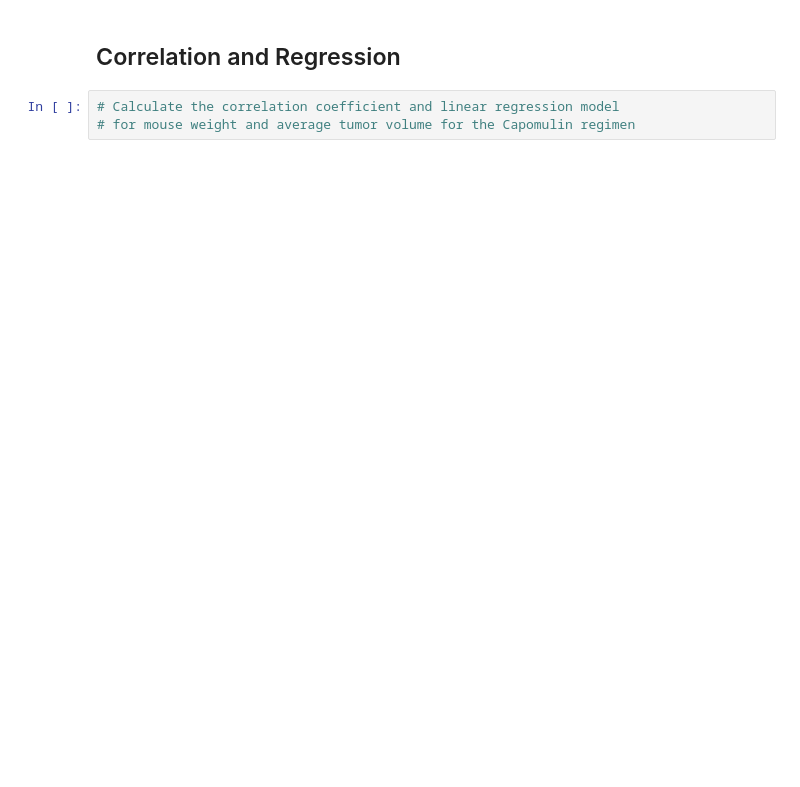
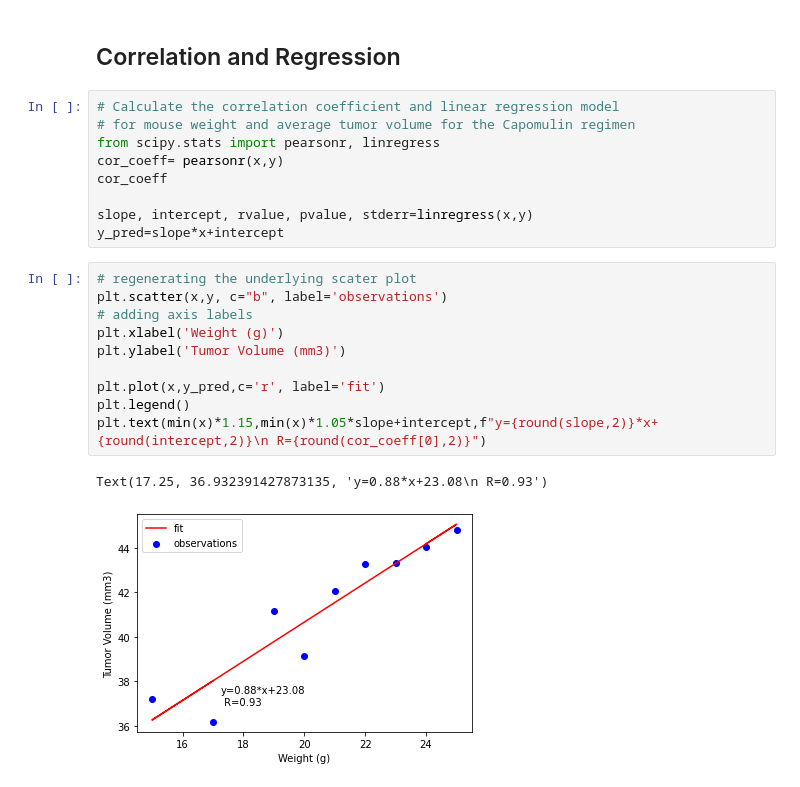
Before and after one commit to i-am-phoenix/rice-btcmp-hw5-matplotlib-challenge, a Jupyter notebook: pymaceuticals_starter.ipynb, the cells around one changed output. Saved outputs shown, nothing was run; the diff lists cells and outputs as text; blank space fills up the shorter version.

```diff
--- a/pymaceuticals_starter.ipynb
+++ b/pymaceuticals_starter.ipynb
@@ -384,3 +397,22 @@ ValueError: x and y must have same first dimension, but have shapes (230,) and (
 # %%
 # Calculate the correlation coefficient and linear regression model
 # for mouse weight and average tumor volume for the Capomulin regimen
+from scipy.stats import pearsonr, linregress
+cor_coeff= pearsonr(x,y)
+cor_coeff
+
+slope, intercept, rvalue, pvalue, stderr=linregress(x,y)
+y_pred=slope*x+intercept
+# %%
+# regenerating the underlying scater plot
+plt.scatter(x,y, c="b", label='observations')
+# adding axis labels
+plt.xlabel('Weight (g)')
+plt.ylabel('Tumor Volume (mm3)')
+
+plt.plot(x,y_pred,c='r', label='fit')
+plt.legend()
+plt.text(min(x)*1.15,min(x)*1.05*slope+intercept,f"y={round(slope,2)}*x+{round(intercept,2)}\n R={round(cor_coeff[0],2)}")
+# %% [output]
+Text(17.25, 36.932391427873135, 'y=0.88*x+23.08\n R=0.93')
+[figure, added]
```
Also changed, not shown: parts of 2 cells of this notebook.
